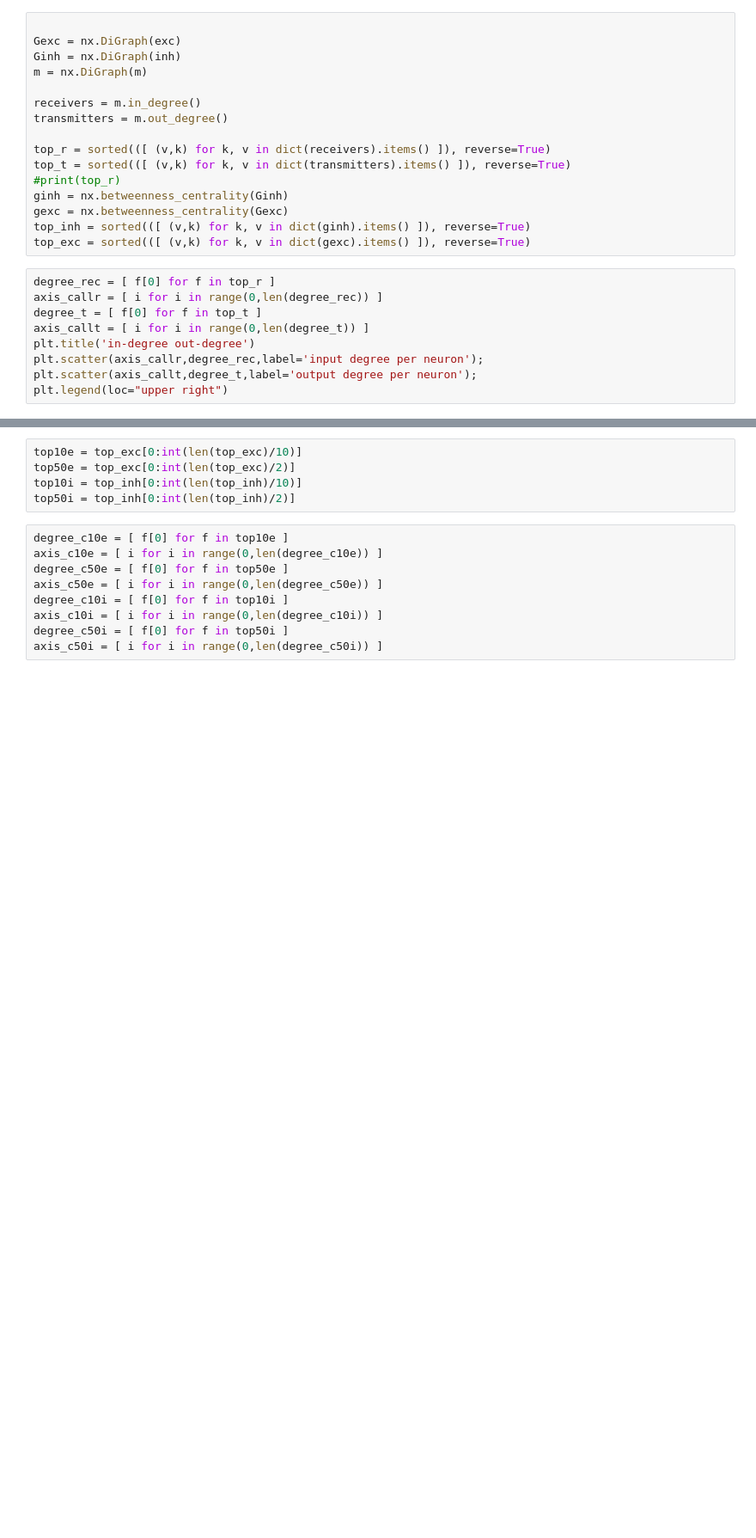
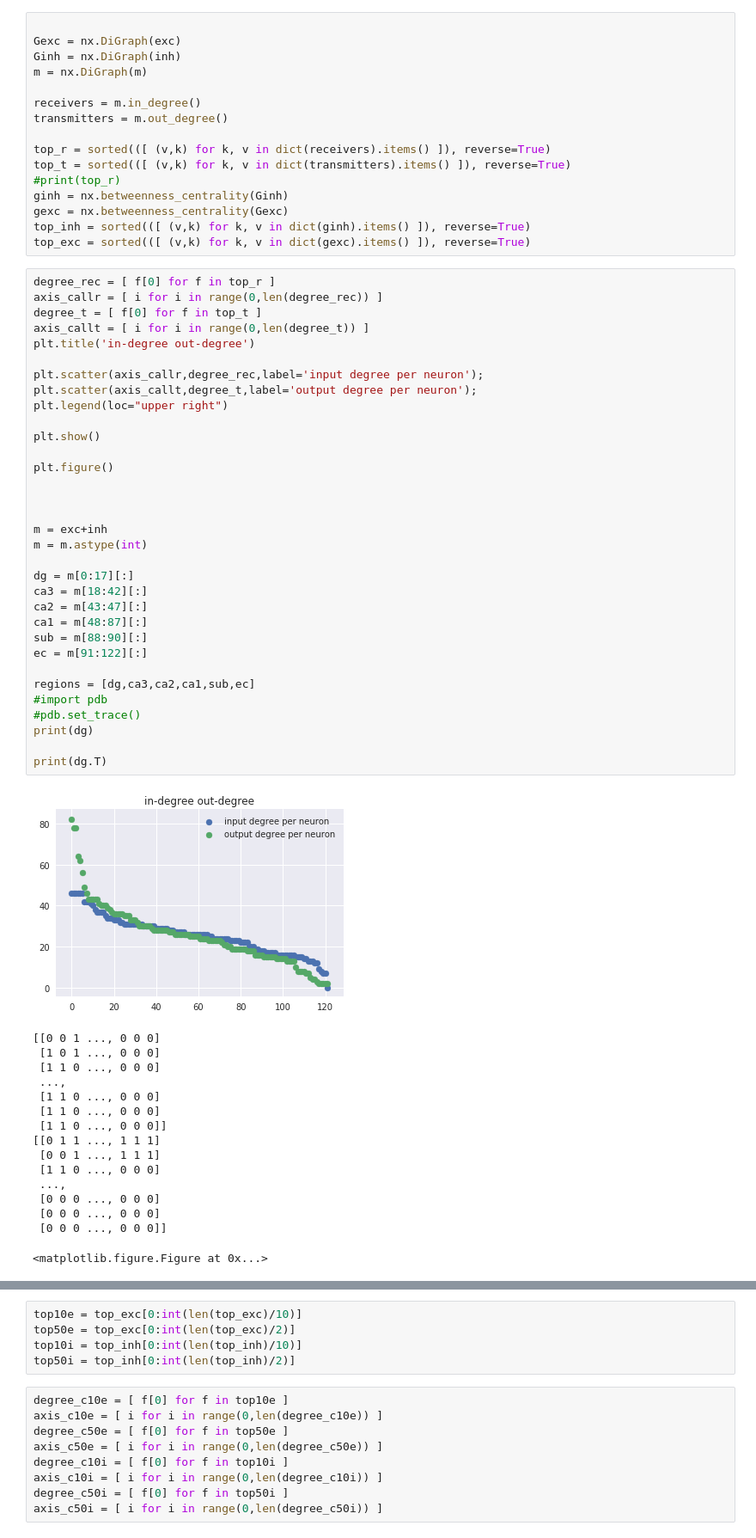
Before and after one commit to russelljjarvis/SpinnakerHippocampus, a Jupyter notebook: Distribution.ipynb, the cells around one changed output, grey strips where cells are left out. Shown at 86% size. Saved outputs shown, nothing was run; the diff lists cells and outputs as text; blank space fills up the shorter version.

```diff
--- a/Distribution.ipynb
+++ b/Distribution.ipynb
@@ -92,9 +129,50 @@ top_exc = sorted(([ (v,k) for k, v in dict(gexc).items() ]), reverse=True)
 # %%
 degree_rec = [ f[0] for f in top_r ]
 axis_callr = [ i for i in range(0,len(degree_rec)) ]
 degree_t = [ f[0] for f in top_t ]
 axis_callt = [ i for i in range(0,len(degree_t)) ]
 plt.title('in-degree out-degree')
+
 plt.scatter(axis_callr,degree_rec,label='input degree per neuron');
 plt.scatter(axis_callt,degree_t,label='output degree per neuron');
 plt.legend(loc="upper right")
+
+plt.show()
+
+plt.figure()
+
+
+
+m = exc+inh
+m = m.astype(int)
+
+dg = m[0:17][:]
+ca3 = m[18:42][:]
+ca2 = m[43:47][:]
+ca1 = m[48:87][:]
+sub = m[88:90][:]
+ec = m[91:122][:]
+
+regions = [dg,ca3,ca2,ca1,sub,ec]
+#import pdb
+#pdb.set_trace()
+print(dg)
+
+print(dg.T)
+# %% [output]
+[figure, added]
+[[0 0 1 ..., 0 0 0]
+ [1 0 1 ..., 0 0 0]
+ [1 1 0 ..., 0 0 0]
+ ...,
+ [1 1 0 ..., 0 0 0]
+ [1 1 0 ..., 0 0 0]
+ [1 1 0 ..., 0 0 0]]
+[[0 1 1 ..., 1 1 1]
+ [0 0 1 ..., 1 1 1]
+ [1 1 0 ..., 0 0 0]
+ ...,
+ [0 0 0 ..., 0 0 0]
+ [0 0 0 ..., 0 0 0]
+ [0 0 0 ..., 0 0 0]]
+<matplotlib.figure.Figure at 0x...>
```
Also changed, not shown: parts of 7 cells of this notebook.
